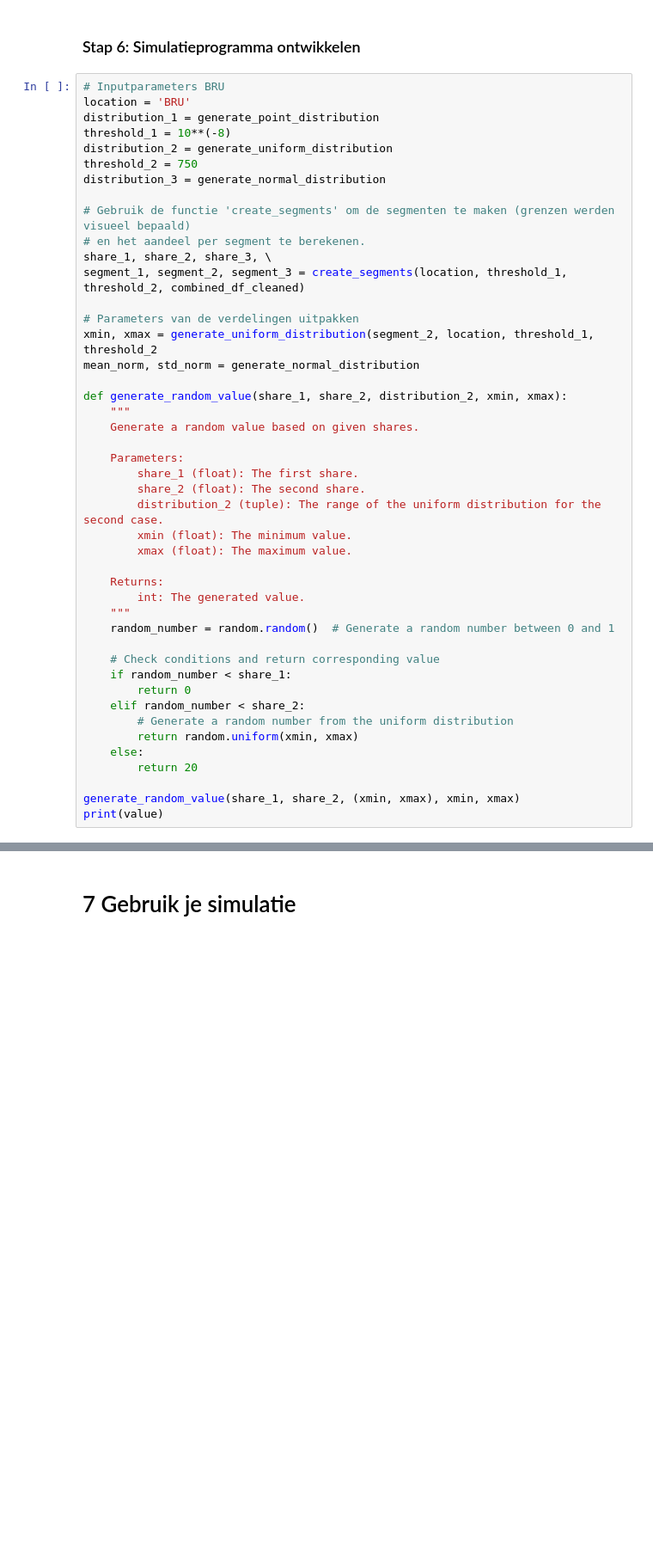
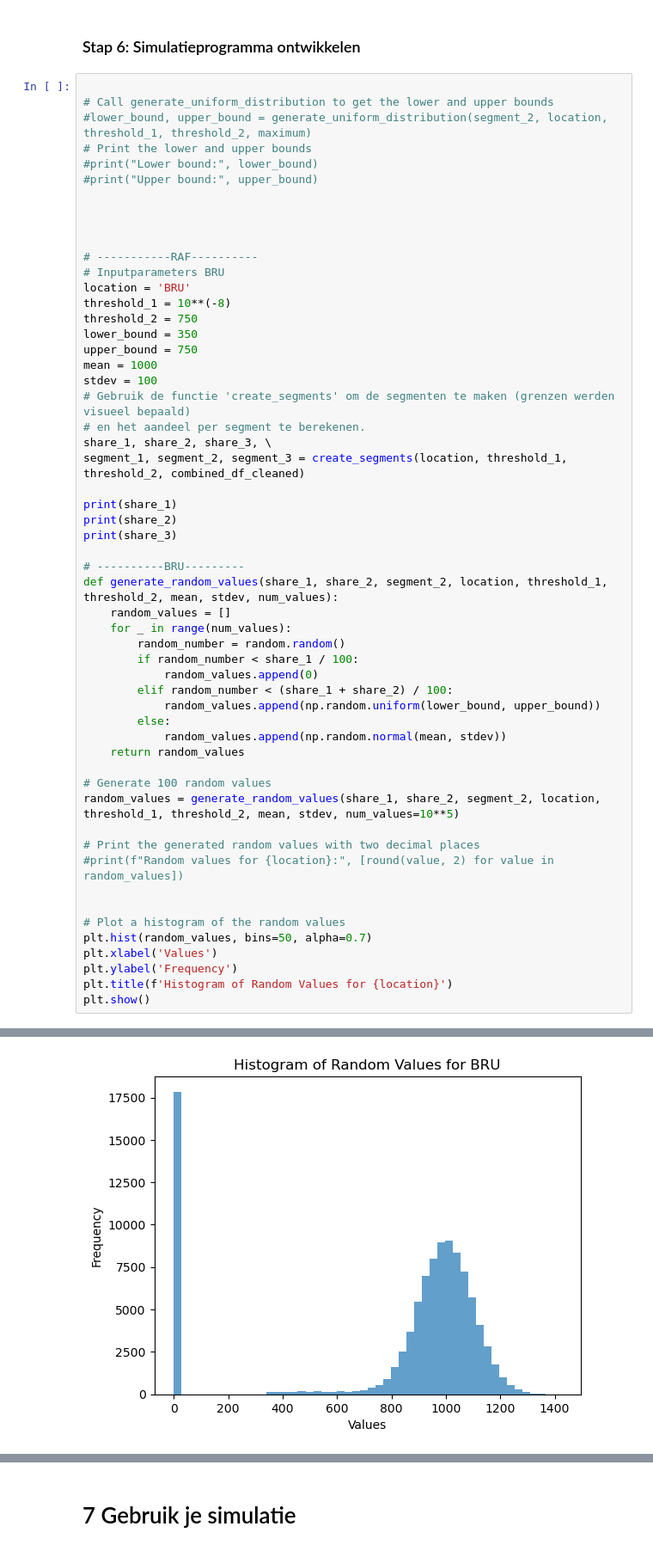
Before and after one commit to craftyraf/project-productie-proces, a Jupyter notebook: notebooks/Deel 1 - productieproces.ipynb, the cells around one changed output, grey strips where cells are left out. Shown at 86% size. Drawn from its saved outputs; the diff is of its cells as text; blank space fills up the shorter version.

```diff
--- a/notebooks/Deel 1 - productieproces.ipynb
+++ b/notebooks/Deel 1 - productieproces.ipynb
@@ -282,47 +287,58 @@ STO: % dagen met [productie >= 150]: 83.04 %
 # %% [markdown]
 ### Stap 6: Simulatieprogramma ontwikkelen
 # %%
+
+# Call generate_uniform_distribution to get the lower and upper bounds
+#lower_bound, upper_bound = generate_uniform_distribution(segment_2, location, threshold_1, threshold_2, maximum)
+# Print the lower and upper bounds
+#print("Lower bound:", lower_bound)
+#print("Upper bound:", upper_bound)
+
+
+
+
+# -----------RAF----------
 # Inputparameters BRU
 location = 'BRU'
-distribution_1 = generate_point_distribution
 threshold_1 = 10**(-8)
-distribution_2 = generate_uniform_distribution
 threshold_2 = 750
-distribution_3 = generate_normal_distribution
-
+lower_bound = 350
+upper_bound = 750
+mean = 1000
+stdev = 100
 # Gebruik de functie 'create_segments' om de segmenten te maken (grenzen werden visueel bepaald)
 # en het aandeel per segment te berekenen.
 share_1, share_2, share_3, \
 segment_1, segment_2, segment_3 = create_segments(location, threshold_1, threshold_2, combined_df_cleaned)
 
-# Parameters van de verdelingen uitpakken
-xmin, xmax = generate_uniform_distribution(segment_2, location, threshold_1, threshold_2
-mean_norm, std_norm = generate_normal_distribution
+print(share_1)
+print(share_2)
+print(share_3)
 
-def generate_random_value(share_1, share_2, distribution_2, xmin, xmax):
-    """
-    Generate a random value based on given shares.
+# ----------BRU---------
+def generate_random_values(share_1, share_2, segment_2, location, threshold_1, threshold_2, mean, stdev, num_values):
+    random_values = []
+    for _ in range(num_values):
+        random_number = random.random()
+        if random_number < share_1 / 100:
+            random_values.append(0)
+        elif random_number < (share_1 + share_2) / 100:
+            random_values.append(np.random.uniform(lower_bound, upper_bound))
+        else:
+            random_values.append(np.random.normal(mean, stdev))
+    return random_values
 
-    Parameters:
-        share_1 (float): The first share.
-        share_2 (float): The second share.
-        distribution_2 (tuple): The range of the uniform distribution for the second case.
-        xmin (float): The minimum value.
-        xmax (float): The maximum value.
+# Generate 100 random values
+random_values = generate_random_values(share_1, share_2, segment_2, location, threshold_1, threshold_2, mean, stdev, num_values=10**5)
 
-    Returns:
-        int: The generated value.
-    """
-    random_number = random.random()  # Generate a random number between 0 and 1
+# Print the generated random values with two decimal places
+#print(f"Random values for {location}:", [round(value, 2) for value in random_values])
 
-    # Check conditions and return corresponding value
-    if random_number < share_1:
-        return 0
-    elif random_number < share_2:
-        # Generate a random number from the uniform distribution
-        return random.uniform(xmin, xmax)
-    else:
-        return 20
 
-generate_random_value(share_1, share_2, (xmin, xmax), xmin, xmax)
-print(value)
+# Plot a histogram of the random values
+plt.hist(random_values, bins=50, alpha=0.7)
+plt.xlabel('Values')
+plt.ylabel('Frequency')
+plt.title(f'Histogram of Random Values for {location}')
+plt.show()
+# %% [output]
@@ -329 +348,2 @@ print(value)
+[figure, added]
 # %%
```
Also changed, not shown: parts of 5 cells of this notebook, 1 other file.
